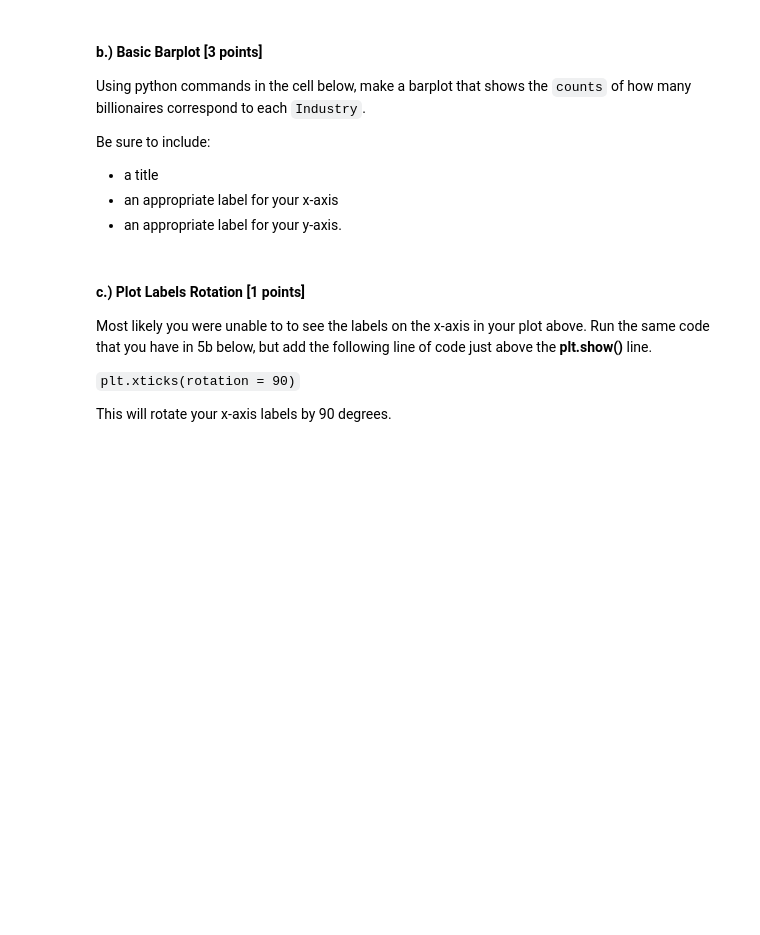
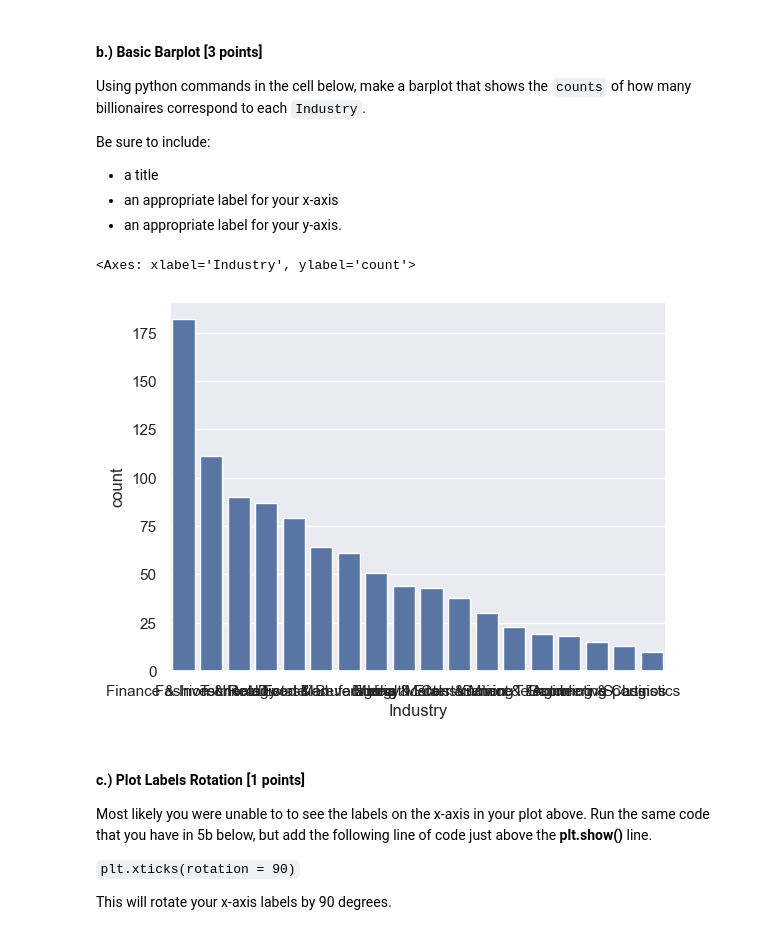
Before and after one commit to ryguy2k4/stat207, a Jupyter notebook: lab_01/lab_01_individual.ipynb, the cells around one changed output. Saved outputs shown, nothing was run; the diff lists cells and outputs as text; code cells hidden in the pictures; blank space fills up the shorter version.

```diff
--- a/lab_01/lab_01_individual.ipynb
+++ b/lab_01/lab_01_individual.ipynb
@@ -54,3 +54,6 @@ sns.set()                              # sets the default plotting style
 ### Part 3. Basic Display of the Dataset
 
 **a)** [3 points] You should have a file `billionaire_2021_demographic.csv` in the same folder as this notebook. Read the file into a pandas data frame. You may call it `df` or whatever you like. As illustrated in the class notes, use the **.head()** function to display the first several lines of the data frame.
+# %%
+df = pd.read_csv("billionaire_2021_demographic.csv")
+df.head()
@@ -74,3 +100,6 @@ The 7th column, `Industry` lists what industry the billionaire derives their inc
  Using python commands in the cell below, determine how many billionaires are affiliated with each industry.
 
 **For full credit, you must do this in one line of code**.
+# %%
+industry_counts = df["Industry"].value_counts()
+industry_counts
@@ -82,6 +132,11 @@ Be sure to include:
 * a title
 * an appropriate label for your x-axis
 * an appropriate label for your y-axis.
+# %%
+sns.barplot(x=industry_counts.index,y=industry_counts)
+# %% [output]
+<Axes: xlabel='Industry', ylabel='count'>
+[figure, added]
 # %% [markdown]
 #### c.) Plot Labels Rotation [1 points]
 Most likely you were unable to to see the labels on the x-axis in your plot above. Run the same code that you have in 5b below, but add the following line of code just above the **plt.show()** line.
```
Also changed, not shown: parts of 6 cells of this notebook.
